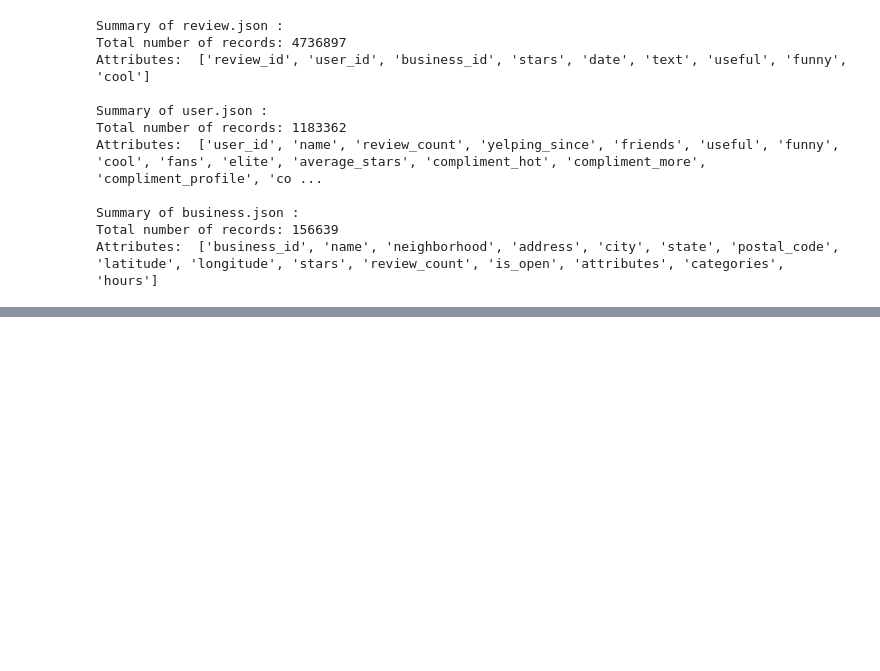
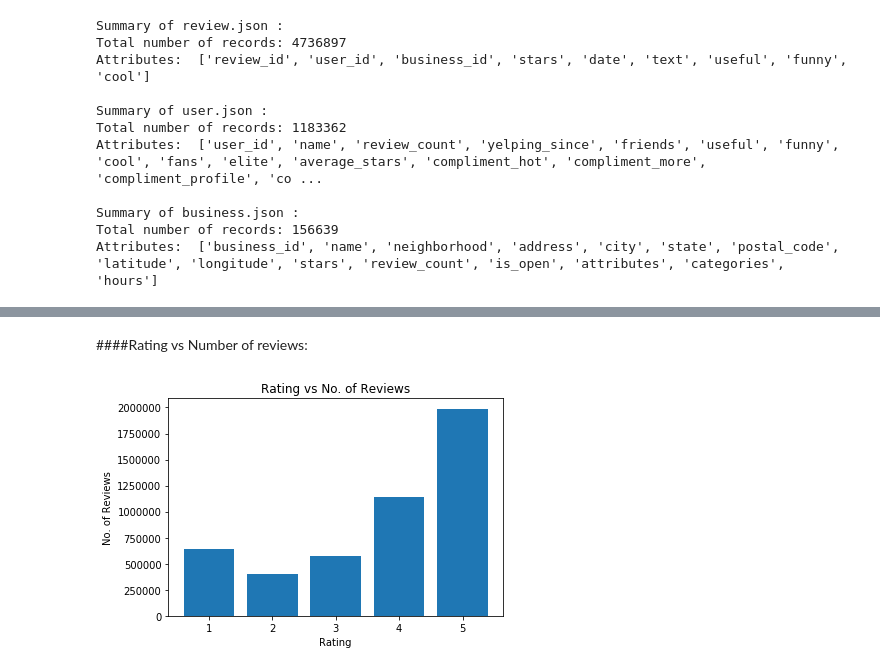
Before and after one commit to pradhanmanva/yelp_challenge, a Jupyter notebook: YelpChallengeNB.ipynb, the cells around one changed output, grey strips where cells are left out. Drawn from its saved outputs; the diff is of its cells as text; code cells hidden in the pictures; blank space fills up the shorter version.

```diff
--- a/YelpChallengeNB.ipynb
+++ b/YelpChallengeNB.ipynb
@@ -183,0 +193,23 @@ Attributes:  ['business_id', 'name', 'neighborhood', 'address', 'city', 'state',
+# %% [markdown]
+####Rating vs Number of reviews:
+# %%
+import json
+import matplotlib.pyplot as plotter
+
+def reviews_vs_rating(file_path):
+    rating = [0,0,0,0,0,0]
+    file = open(file_path, 'r')
+    for line in file:
+        j = json.loads(line)
+        rating[j["stars"]]+=1
+    file.close()
+    return rating
+
+ratings = reviews_vs_rating(os.path.join("..","data","review.json"))
+plotter.bar([1,2,3,4,5],ratings[1:])
+plotter.xlabel('Rating')
+plotter.ylabel('No. of Reviews')
+plotter.title('Rating vs No. of Reviews')
+plotter.show()
+# %% [output]
+[figure, added]
```
Also changed, not shown: parts of 5 cells of this notebook.
